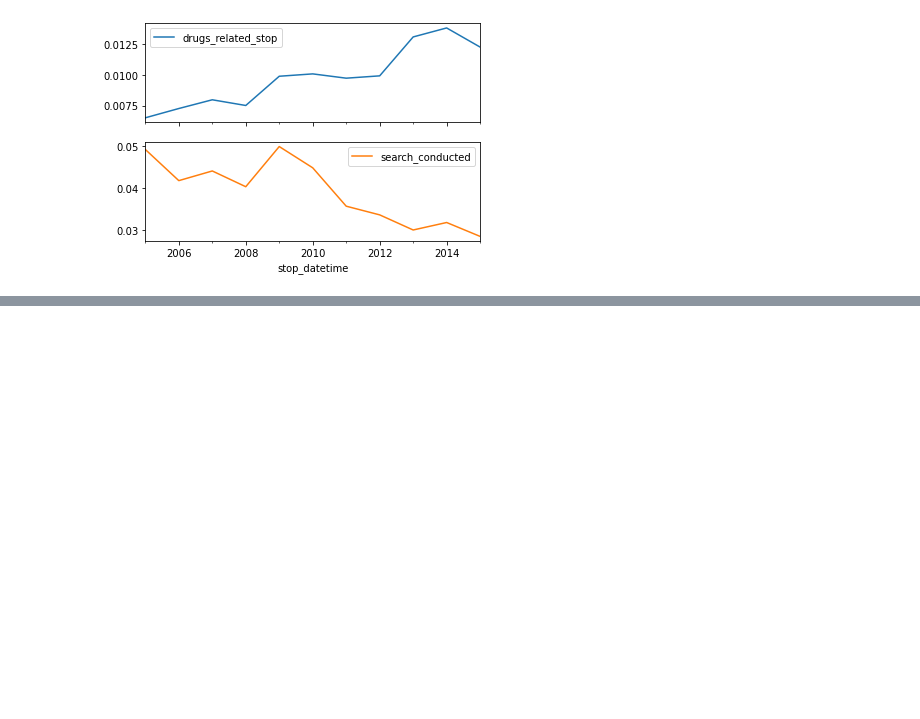
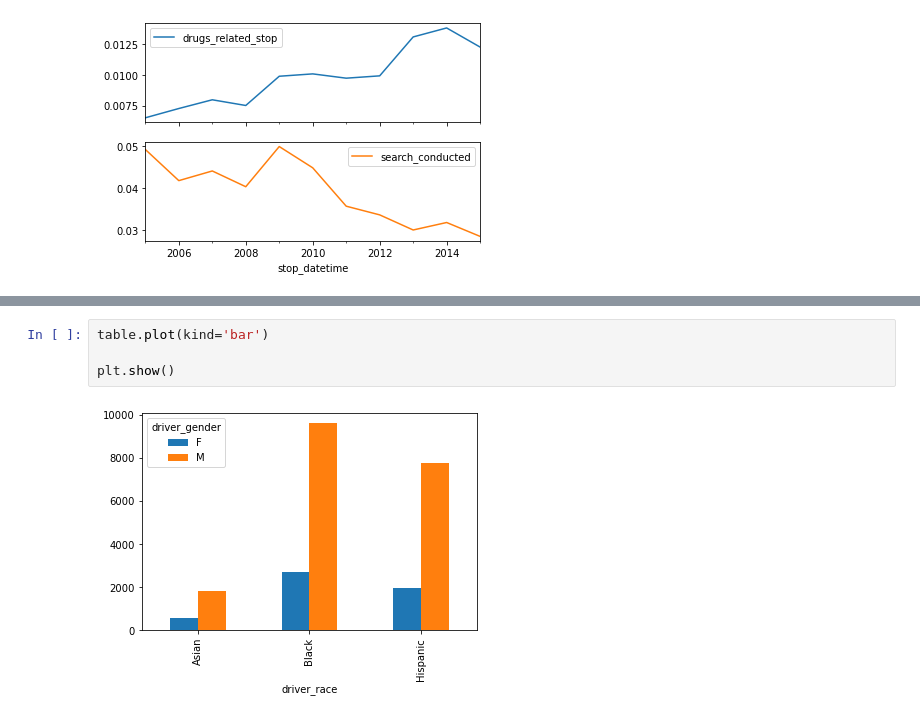
Before and after one commit to SketchQ/DataCamp_DataScience_Track, a Jupyter notebook: 17_Analyzing Police Activity with pandas/Chapter_3_ Visual Exploratory data analysis.ipynb, the cells around one changed output, grey strips where cells are left out. Cells and saved outputs as stored; diff of their text form; blank space fills up the shorter version.

```diff
--- a/17_Analyzing Police Activity with pandas/Chapter_3_ Visual Exploratory data analysis.ipynb
+++ b/17_Analyzing Police Activity with pandas/Chapter_3_ Visual Exploratory data analysis.ipynb
@@ -335,0 +407,6 @@ plt.show()
+# %%
+table.plot(kind='bar')
+
+plt.show()
+# %% [output]
+[figure, added]
```
Also changed, not shown: parts of 19 cells of this notebook.
